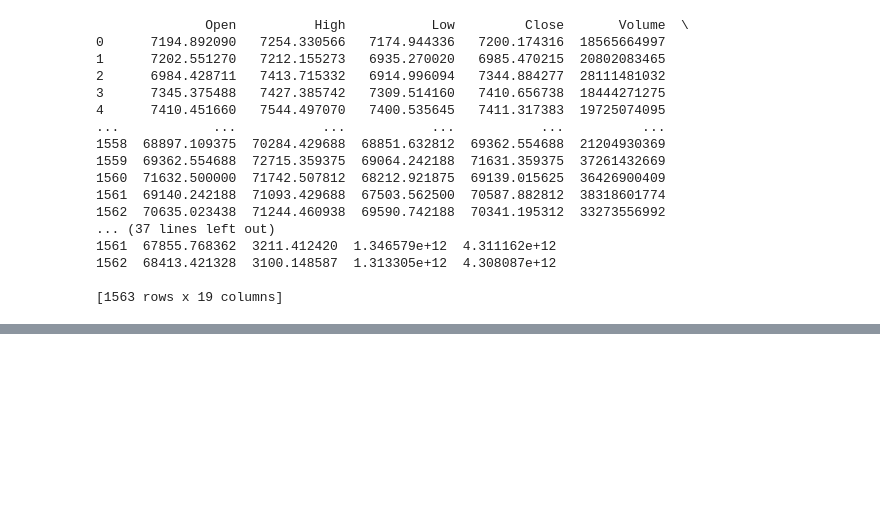
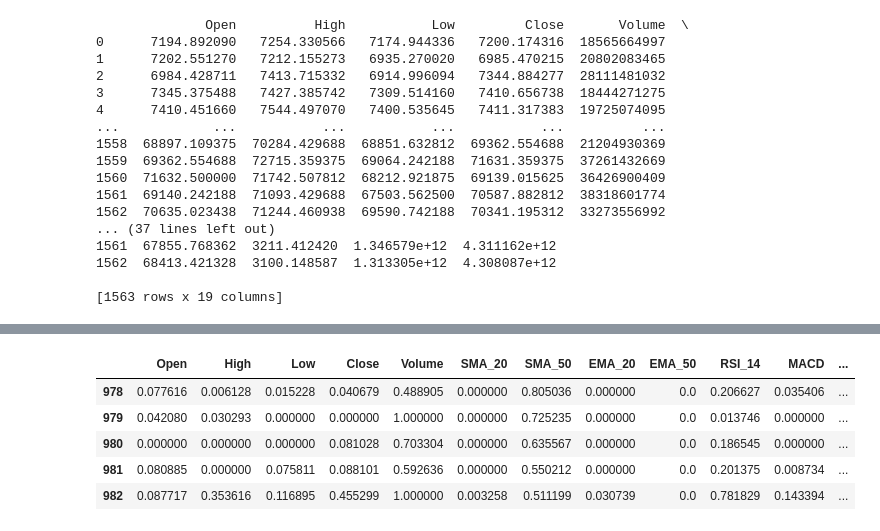
Before and after one commit to mason-lee19/stockTrader_NEAT, a Jupyter notebook: Notebooks/workplace.ipynb, the cells around one changed output, grey strips where cells are left out. Cells and saved outputs as stored; diff of their text form; code cells hidden in the pictures; blank space fills up the shorter version.

```diff
--- a/Notebooks/workplace.ipynb
+++ b/Notebooks/workplace.ipynb
@@ -31,0 +79,9 @@ print(df)
+# %%
+normalized_df.iloc[0:5]
+# %% [output]
+|  | Open | High | Low | Close | Volume | SMA_20 | SMA_50 | EMA_20 | EMA_50 | RSI_14 | MACD | ... |
+| 978 | 0.077616 | 0.006128 | 0.015228 | 0.040679 | 0.488905 | 0.000000 | 0.805036 | 0.000000 | 0.0 | 0.206627 | 0.035406 | ... |
+| 979 | 0.042080 | 0.030293 | 0.000000 | 0.000000 | 1.000000 | 0.000000 | 0.725235 | 0.000000 | 0.0 | 0.013746 | 0.000000 | ... |
+| 980 | 0.000000 | 0.000000 | 0.000000 | 0.081028 | 0.703304 | 0.000000 | 0.635567 | 0.000000 | 0.0 | 0.186545 | 0.000000 | ... |
+| 981 | 0.080885 | 0.000000 | 0.075811 | 0.088101 | 0.592636 | 0.000000 | 0.550212 | 0.000000 | 0.0 | 0.201375 | 0.008734 | ... |
+| 982 | 0.087717 | 0.353616 | 0.116895 | 0.455299 | 1.000000 | 0.003258 | 0.511199 | 0.030739 | 0.0 | 0.781829 | 0.143394 | ... |
```
Also changed, not shown: parts of 7 cells of this notebook, 8 other files.
